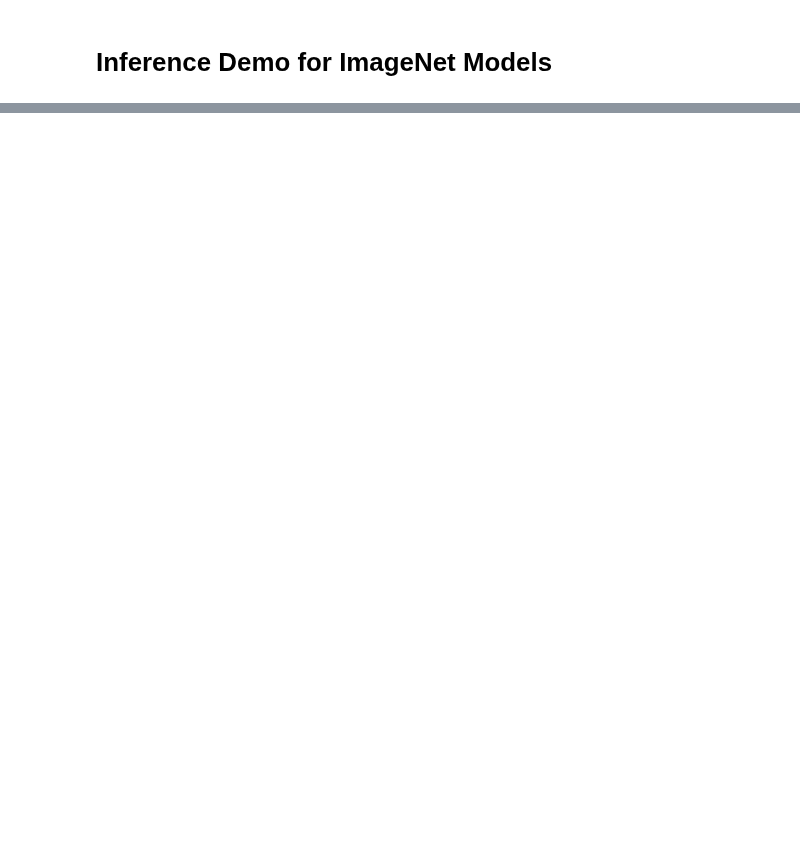
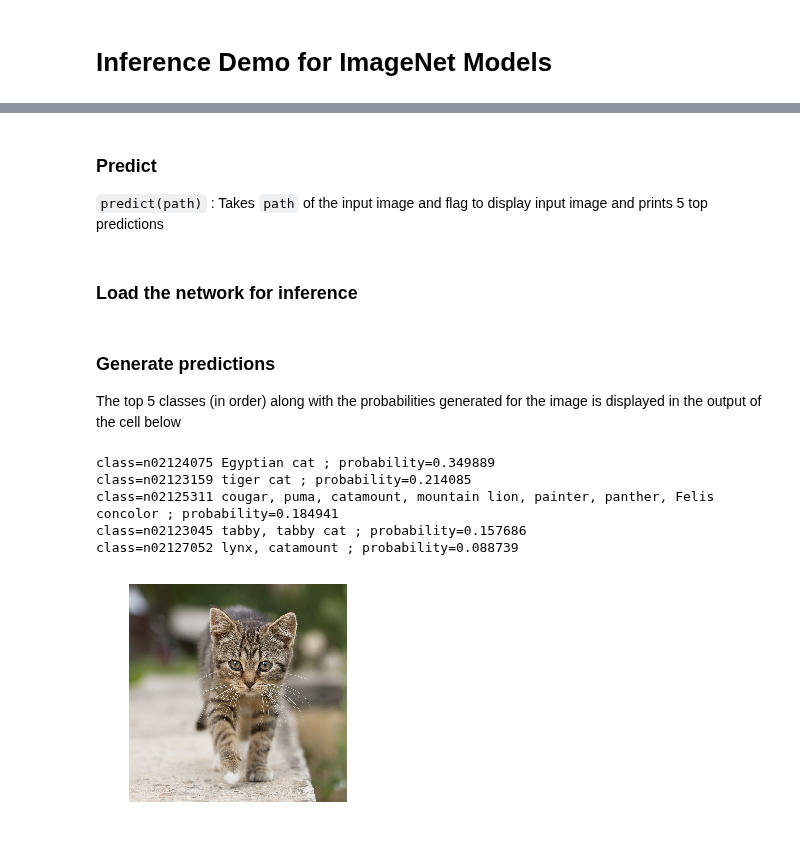
Before and after one commit to onnx/models, a Jupyter notebook: models/imagenet_inference.ipynb, the cells around one changed output, grey strips where cells are left out. Cells and saved outputs as stored; diff of their text form; code cells hidden in the pictures; blank space fills up the shorter version.

Commit message:
updated training and inference notebooks

```diff
--- a/models/imagenet_inference.ipynb
+++ b/models/imagenet_inference.ipynb
@@ -59,6 +2,0 @@ sym, arg_params, aux_params = import_model(model_path)
-# %%
-##Required to be done in case of syms and params present
-## Bind symbols and params
-## synset file to be in the working directory
-model_name = 'vgg/vgg16'
-sym, arg_params, aux_params = mx.model.load_checkpoint(model_name, 0)
@@ -139,0 +73,14 @@ class=n02123394 Persian cat ; probability=0.014649
+# %%
+def preprocess(img):
+    transform_fn = transforms.Compose([
+    transforms.Resize(256),
+    transforms.CenterCrop(224),
+    transforms.ToTensor(),
+    transforms.Normalize([0.485, 0.456, 0.406], [0.229, 0.224, 0.225])
+    ])
+    img = transform_fn(img)
+    img = img.expand_dims(axis=0)
+    return img
+# %% [markdown]
+### Predict
+`predict(path)` : Takes `path` of the input image and flag to display input image and prints 5 top predictions
@@ -139,0 +99,2 @@ class=n02123394 Persian cat ; probability=0.014649
+# %% [markdown]
+### Load the network for inference
@@ -139,0 +112,14 @@ class=n02123394 Persian cat ; probability=0.014649
+# %% [markdown]
+### Generate predictions
+The top 5 classes (in order) along with the probabilities generated for the image is displayed in the output of the cell below
+# %%
+# Enter path to the inference image below
+img_path = 'kitten.jpg'
+predict(img_path)
+# %% [output]
+class=n02124075 Egyptian cat ; probability=0.349889
+class=n02123159 tiger cat ; probability=0.214085
+class=n02125311 cougar, puma, catamount, mountain lion, painter, panther, Felis concolor ; probability=0.184941
+class=n02123045 tabby, tabby cat ; probability=0.157686
+class=n02127052 lynx, catamount ; probability=0.088739
+[figure, added]
```
Also changed, not shown: parts of 31 cells of this notebook, 9 other files.
